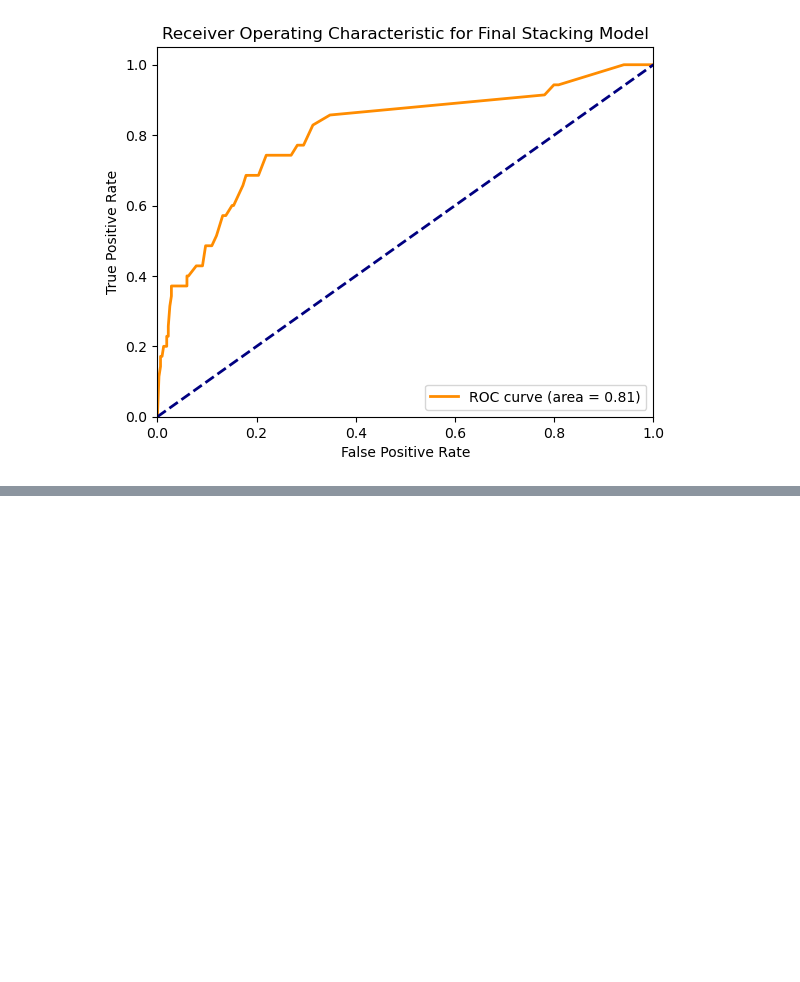
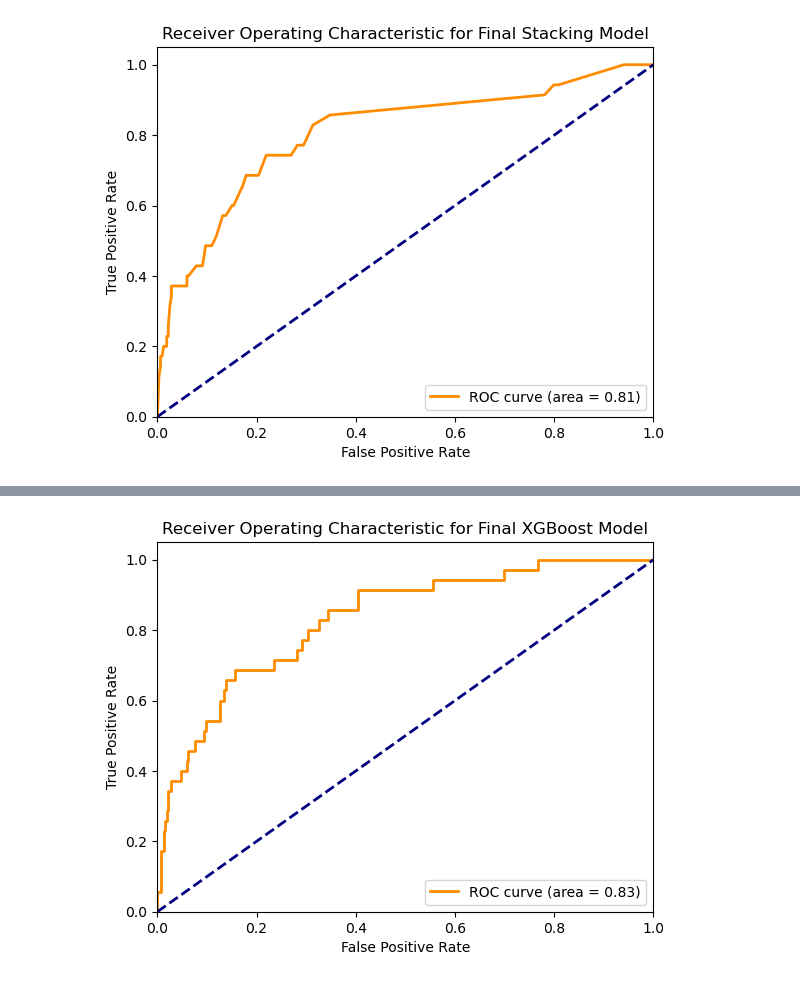
Before and after one commit to peterdunson/DMML-Survival-Analysis-NEW, a Jupyter notebook: random_forests_py.ipynb, the cells around one changed output, grey strips where cells are left out. Saved outputs shown, nothing was run; the diff lists cells and outputs as text; code cells hidden in the pictures; blank space fills up the shorter version.

```diff
--- a/random_forests_py.ipynb
+++ b/random_forests_py.ipynb
@@ -206,0 +209,81 @@ Final AUC: 0.805553067622033
+# %%
+import pandas as pd
+import numpy as np
+from sklearn.model_selection import train_test_split
+from sklearn.preprocessing import StandardScaler
+from sklearn.metrics import classification_report, roc_auc_score, roc_curve
+import matplotlib.pyplot as plt
+from imblearn.over_sampling import SMOTE
+from xgboost import XGBClassifier
+from skopt import BayesSearchCV
+
+# Load and preprocess data
+data = pd.read_csv("RF_imputation_NEW.csv")
+data.drop(columns=['deathtime', 'survival_time', 'LOS', 'Unnamed_0', 'V1', 'admittime', 'ID', 'group', 'tLOS', 'subject_id'], inplace=True)
+data['outcome'] = data['outcome'].astype(int)
+predictor_names = data.columns.difference(['outcome'])
+
+# Function to preprocess data
+def preprocess_data(data, predictor_names, random_seed):
+    scaler = StandardScaler()
+    data[predictor_names] = scaler.fit_transform(data[predictor_names])
+    train_data, valid_data = train_test_split(data, test_size=0.3, random_state=random_seed)
+    return train_data, valid_data
+
+# Preprocess the data
+train_data, valid_data = preprocess_data(data, predictor_names, random_seed=42)
+
+X_train = train_data[predictor_names].values
+y_train = train_data['outcome'].values
+X_valid = valid_data[predictor_names].values
+y_valid = valid_data['outcome'].values
+
+# Apply SMOTE to handle class imbalance
+smote = SMOTE(random_state=42)
+X_train_resampled, y_train_resampled = smote.fit_resample(X_train, y_train)
+
+# Define the XGBoost model
+xgb = XGBClassifier(random_state=42, eval_metric='logloss')
+
+# Hyperparameter tuning using Bayesian Optimization
+param_space = {
+    'n_estimators': (100, 300),
+    'learning_rate': (0.01, 0.2, 'log-uniform'),
+    'max_depth': (3, 7),
+    'subsample': (0.8, 1.0),
+    'colsample_bytree': (0.8, 1.0)
+}
+
+bayes_search = BayesSearchCV(estimator=xgb, search_spaces=param_space, n_iter=50, cv=3, n_jobs=-1, verbose=2, scoring='roc_auc')
+bayes_search.fit(X_train_resampled, y_train_resampled)
+
+# Best hyperparameters found
+best_xgb = bayes_search.best_estimator_
+print("Best hyperparameters found:", bayes_search.best_params_)
+
+# Train the final model with the best hyperparameters
+best_xgb.fit(X_train_resampled, y_train_resampled)
+
+# Evaluate the final model
+y_pred_proba_final = best_xgb.predict_proba(X_valid)[:, 1]
+y_pred_final = (y_pred_proba_final > 0.5).astype(int)
+
+print(classification_report(y_valid, y_pred_final, zero_division=0))
+
+# Calculate AUC for the final model
+auc_final = roc_auc_score(y_valid, y_pred_proba_final)
+print(f"Final AUC: {auc_final}")
+
+# Plot ROC curve for the final model
+fpr_final, tpr_final, thresholds_final = roc_curve(y_valid, y_pred_proba_final)
+plt.figure()
+plt.plot(fpr_final, tpr_final, color='darkorange', lw=2, label=f'ROC curve (area = {auc_final:0.2f})')
+plt.plot([0, 1], [0, 1], color='navy', lw=2, linestyle='--')
+plt.xlim([0.0, 1.0])
+plt.ylim([0.0, 1.05])
+plt.xlabel('False Positive Rate')
+plt.ylabel('True Positive Rate')
+plt.title('Receiver Operating Characteristic for Final XGBoost Model')
+plt.legend(loc="lower right")
+plt.show()
+# %% [output]
@@ -206,0 +307 @@ Final AUC: 0.805553067622033
+[figure, added]
```
Also changed, not shown: parts of 2 cells of this notebook.
